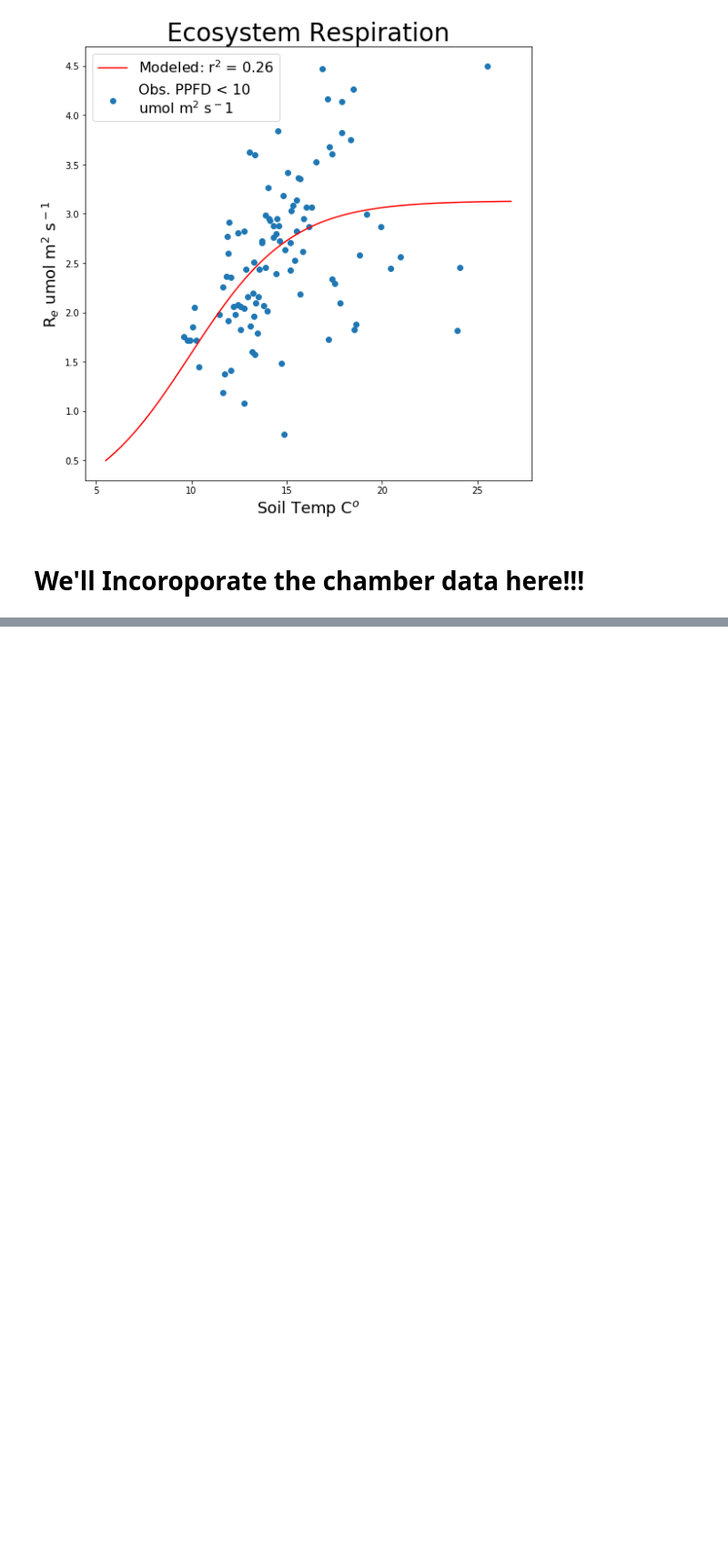
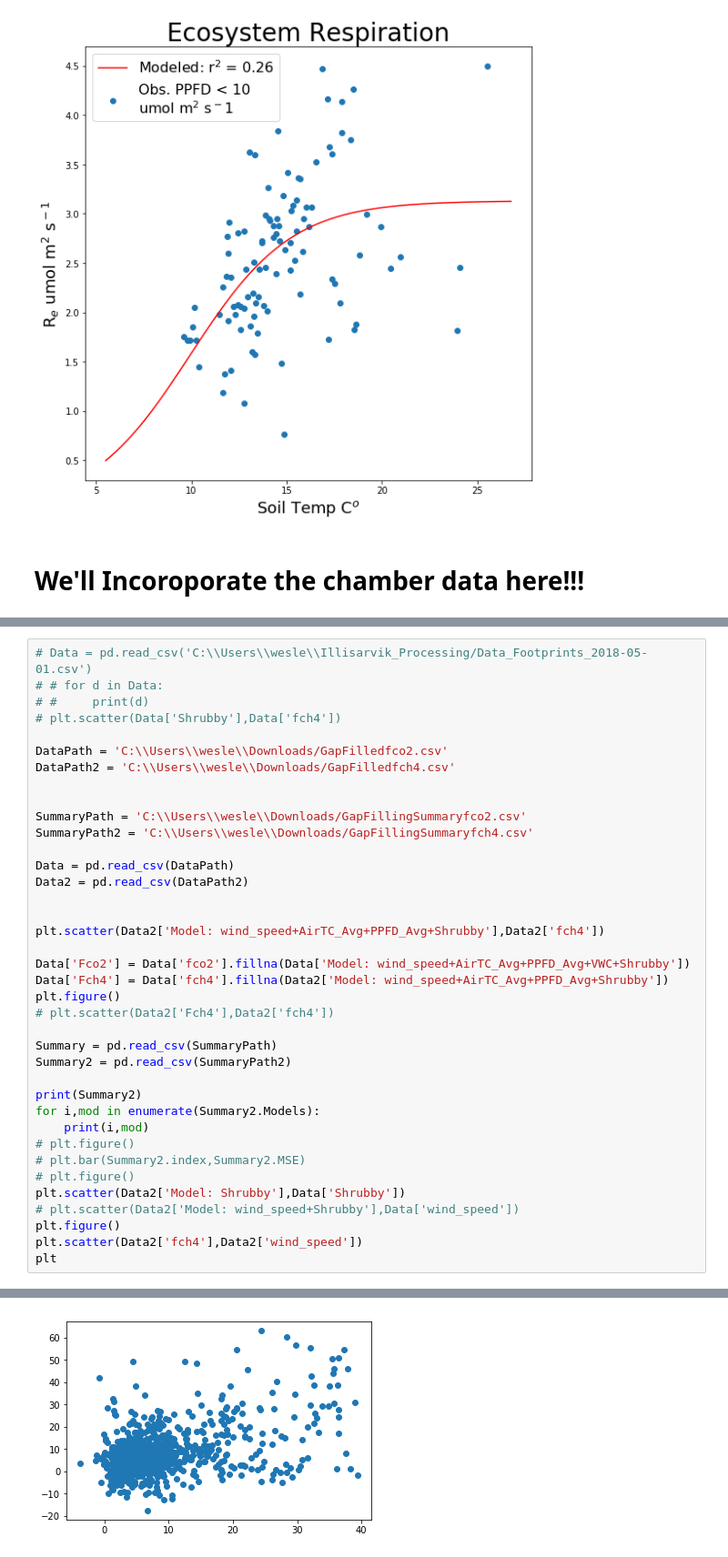
Before and after one commit to June-Skeeter/Illisarvik_Processing, a Jupyter notebook: Compiler.ipynb, the cells around one changed output, grey strips where cells are left out. Shown at 91% size. Saved outputs shown, nothing was run; the diff lists cells and outputs as text; blank space fills up the shorter version.

```diff
--- a/Compiler.ipynb
+++ b/Compiler.ipynb
@@ -311,0 +389,39 @@ Wet Sedge 1  Wet Sedge 2  -39.1999 -62.1319 -16.2679  True
+# %%
+# Data = pd.read_csv('C:\\Users\\wesle\\Illisarvik_Processing/Data_Footprints_2018-05-01.csv')
+# # for d in Data:
+# #     print(d)
+# plt.scatter(Data['Shrubby'],Data['fch4'])
+
+DataPath = 'C:\\Users\\wesle\\Downloads/GapFilledfco2.csv'
+DataPath2 = 'C:\\Users\\wesle\\Downloads/GapFilledfch4.csv'
+
+
+SummaryPath = 'C:\\Users\\wesle\\Downloads/GapFillingSummaryfco2.csv'
+SummaryPath2 = 'C:\\Users\\wesle\\Downloads/GapFillingSummaryfch4.csv'
+
+Data = pd.read_csv(DataPath)
+Data2 = pd.read_csv(DataPath2)
+
+
+plt.scatter(Data2['Model: wind_speed+AirTC_Avg+PPFD_Avg+Shrubby'],Data2['fch4'])
+
+Data['Fco2'] = Data['fco2'].fillna(Data['Model: wind_speed+AirTC_Avg+PPFD_Avg+VWC+Shrubby'])
+Data['Fch4'] = Data['fch4'].fillna(Data2['Model: wind_speed+AirTC_Avg+PPFD_Avg+Shrubby'])
+plt.figure()
+# plt.scatter(Data2['Fch4'],Data2['fch4'])
+
+Summary = pd.read_csv(SummaryPath)
+Summary2 = pd.read_csv(SummaryPath2)
+
+print(Summary2)
+for i,mod in enumerate(Summary2.Models):
+    print(i,mod)
+# plt.figure()
+# plt.bar(Summary2.index,Summary2.MSE)
+# plt.figure()
+plt.scatter(Data2['Model: Shrubby'],Data['Shrubby'])
+# plt.scatter(Data2['Model: wind_speed+Shrubby'],Data['wind_speed'])
+plt.figure()
+plt.scatter(Data2['fch4'],Data2['wind_speed'])
+plt
+# %% [output]
@@ -311,0 +446 @@ Wet Sedge 1  Wet Sedge 2  -39.1999 -62.1319 -16.2679  True
+[figure, added]
```
Also changed, not shown: parts of 9 cells of this notebook, 3 other files.
